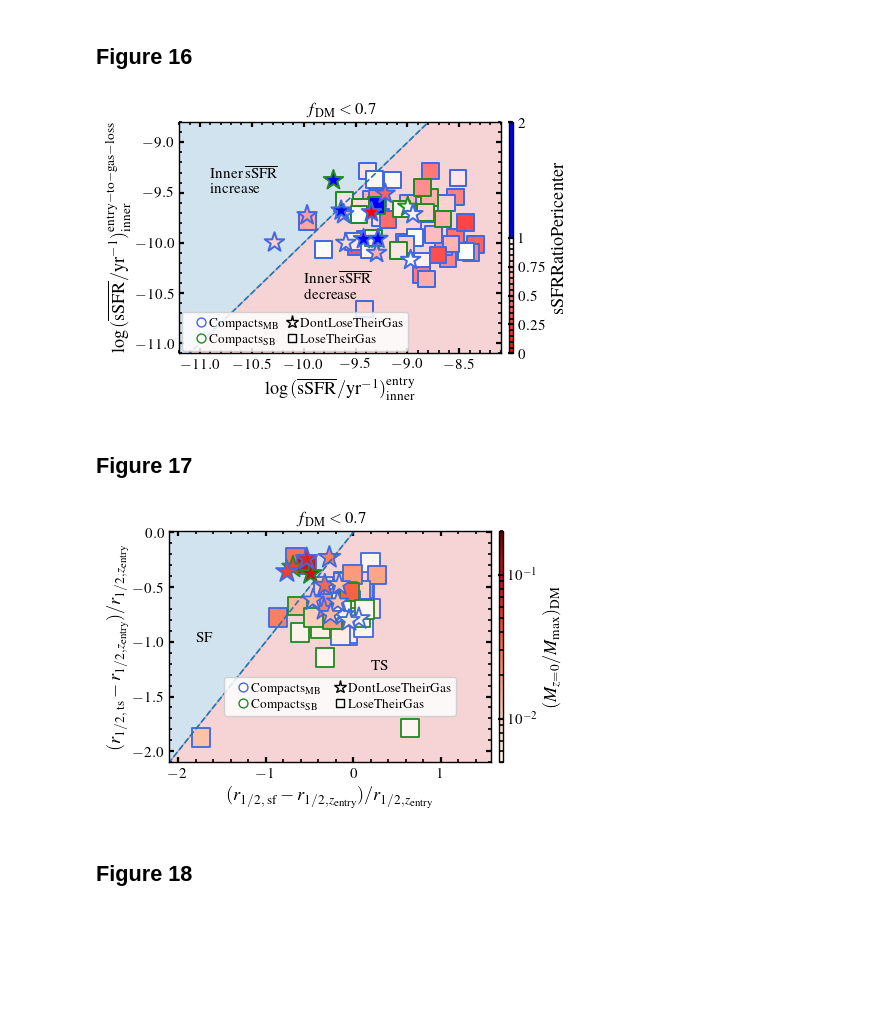
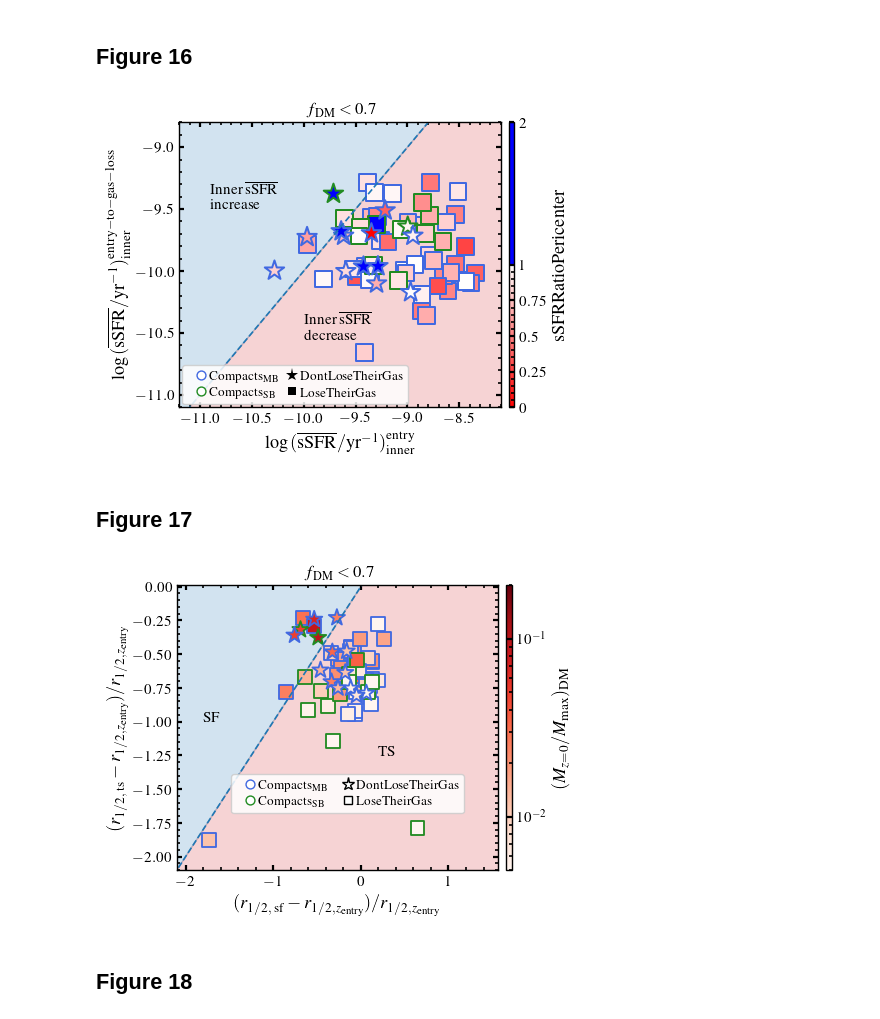
Before and after one commit to AbhnerAlmeida/DwarfGalaxies_TNG50_FAPESP, a Jupyter notebook: notebooks/SatelliteCompactDwarfGalaxies_TNG50_PaperII.ipynb, the cells around one changed output. Saved outputs shown, nothing was run; the diff lists cells and outputs as text; code cells hidden in the pictures; blank space fills up the shorter version.

```diff
--- a/notebooks/SatelliteCompactDwarfGalaxies_TNG50_PaperII.ipynb
+++ b/notebooks/SatelliteCompactDwarfGalaxies_TNG50_PaperII.ipynb
@@ -86,24 +86,24 @@ display(df_z0_Mstar_Range.head(3))
 ## Figure 1
 # %%
 fig=plt.figure(facecolor='white')
-plt.rcParams.update({'figure.figsize': (6, 4)})
+plt.rcParams.update({'figure.figsize': (6, 4.5)})
 X = np.transpose(np.array([df_z0_Mstar_Range.loc[df_z0_Mstar_Range.CentralSatellite == 'Central', 'logMstarRad_99'].values,
                            df_z0_Mstar_Range.loc[df_z0_Mstar_Range.CentralSatellite == 'Central', 'logHalfRadstar_99'].values]))
 Masses = np.linspace(8.4, 9.2, 100)
 
 
 
-plt.axhspan(-2.2, np.log10(0.6), facecolor='tab:red', alpha=0.25)
+#plt.axhspan(-2.2, np.log10(0.6), facecolor='tab:red', alpha=0.25)
 
-plt.scatter(X[:,0],X[:,1],s=5,c='gray',ec='none')
+plt.scatter(X[:,0],X[:,1],s=6.5,c='gray',ec='none')
 
 # Main branch
 
 # Normals
 
 plt.scatter(PaperII.logMstarRad_99[PaperII.SubfindID_99.isin(TNG.extractPopulation('BadFlag', SubfindID_99 = True))],
-            PaperII.logHalfRadstar_99[PaperII.SubfindID_99.isin(TNG.extractPopulation('BadFlag', SubfindID_99 = True))], marker = '^',
-            s=40,c='none', ec = 'red', alpha = 0.7)
+            PaperII.logHalfRadstar_99[PaperII.SubfindID_99.isin(TNG.extractPopulation('BadFlag', SubfindID_99 = True))],
+            s=6.5,c='red', ec = 'red', alpha = 0.7)
 
 
 plt.scatter(PaperII.logMstarRad_99[PaperII.SubfindID_99.isin(TNG.extractPopulation('NormalSatellite', SubfindID_99 = True))],
@@ -126,10 +126,10 @@ plt.scatter(PaperII.logMstarRad_99[PaperII.SubfindID_99.isin(TNG.extractPopulati
 
 
 
-plt.axhline(np.log10(0.6), color = 'red', ls = '-', lw = 1.1)
+#plt.axhline(np.log10(0.6), color = 'red', ls = '-', lw = 1.1)
 
 columnspacing = 0.2
-handletextpad = 0.4
+handletextpad = -0.2
 labelspacing = 0.3
 fontlegend= 22
 framealpha= 0.7
@@ -137,12 +137,12 @@ alphaScater=0.8
 quantile=0.28
 
 custom_lines, label, ncol, mult = plot.Legend(
-    ['NormalBlackLineScatter',  'MBCBlackLineScatter', 'SBCBlackLineScatter', 'None', 'TNGrageCentralScatter','BadFlagBlackLineScatter', 'Bian et al. (2025)'])
+    ['NormalBlackLineScatter',  'MBCBlackLineScatter', 'SBCBlackLineScatter', 'None', 'TNGrageCentralScatter','BadFlagScatter'])
 plt.legend(
-    custom_lines, label, ncol=ncol, fontsize=mult*fontlegend, framealpha=framealpha,
+    custom_lines, label, ncol=3, fontsize=mult*fontlegend, framealpha=framealpha,
     columnspacing = columnspacing, handletextpad = handletextpad, labelspacing = labelspacing)
 
-plt.ylim(-2.0, 1.0)
+plt.ylim(-1.6, 1.0)
 #plt.xlim(0, 10)
 plt.tick_params(labelsize = 0.85 * 16)
 plt.xlabel(r'$\log(M_\star/\mathrm{M}_\odot)$', fontsize = 16)
@@ -712,40 +755,40 @@ plot.PlotMedianEvolution(['SBC', 'MBC'], ['SatelliteDMpoor'],  [['GasMass_In_Tru
 # %%
 plot.PlotScatter(['MBCLoseTheirGas', 'SBCLoseTheirGas', 'SBCDontLoseTheirGas', 'MBCDontLoseTheirGas'], ['SatelliteDMpoor'], 'sSFRTrueInner_BeforeEntry', ['sSFRTrueInner_Entry_to_Nogas'],  Type='z0', snap=[99],
 title=['DMpoor'], medianBins=False, medianAll=False, xlabelintext=False, All=None, GridMake = False, COLORBAR = ['sSFRRatioPericenter'],
-               legend=True,LegendNames=[[ 'MBCEmptyScatter', 'SBCEmptyScatter', 'DontLoseTheirGasColorbarScatter', 'LoseTheirGasColorbarScatter',]], TRANSPARENT = False,
+               legend=True,LegendNames=[[ 'MBCEmptyScatter', 'SBCEmptyScatter', 'DontLoseTheirGasScatter', 'LoseTheirGasScatter',]], TRANSPARENT = False,
                cmap = 'bwr_r',
                alphaScater=1.,   alphaShade=0.3,  linewidth=1.2,
                fontlabel=11,
-               m='o', msizet=4.5, quantile=0.95,framealpha = 0.85, q = 0.95,
+               m='o', msizet=2.5, quantile=0.95,framealpha = 0.85, q = 0.95,
                MarkerSizes = None,
-               lNum = 3, cNum = 5,
-               legpositions = [[0, 0]],
+               lNum = 3.7, cNum = 5,
+               legpositions = [[0, 0]],   ratioColorbar = 30,
                ylimmin = [-11.1], ylimmax = [-8.8],xlimmin = [-11.2], xlimmax = [-8.1],
                columnspacing = 0.001, handletextpad = -0.4, labelspacing = 0.3, loc = [(0.01, 0.01)],
                savepath='PaperII/PlotScatter',  savefigname='sSFR_Check', dfName='PaperII', SampleName='Samples',
                bins=10, seed=16010504, mult = 4.1)
 # %% [output]
-[figure, old version]
+[figure, new version]
 # %% [markdown]
 ## Figure 17
 # %%
 plot.PlotScatter(['MBCLoseTheirGas', 'SBCLoseTheirGas', 'SBCDontLoseTheirGas', 'MBCDontLoseTheirGas'], ['SatelliteDMpoor'], 'Relative_Rhalf_MaxProfile_Minus_HalfRadstar_Entry',
                  ['Relative_Rhalf_MinProfile_Minus_HalfRadstar_Entry'],  Type='z0', snap=[99], COLORBAR = ['MDM_Norm_Max_99'],
 title=['DMpoor'], medianBins=False, medianAll=False, xlabelintext=False, All=None, GridMake = False,
-               legend=True,LegendNames=[[ 'MBCEmptyScatter', 'SBCEmptyScatter', 'DontLoseTheirGasColorbarScatter', 'LoseTheirGasColorbarScatter',]], TRANSPARENT = False,
+               legend=True,LegendNames=[[ 'MBCEmptyScatter', 'SBCEmptyScatter', 'DontLoseTheirGasScatter', 'LoseTheirGasScatter',]], TRANSPARENT = False,
                cmap = 'Reds',
                alphaScater=1.,   alphaShade=0.3,  linewidth=1.2,
                fontlabel=11,
-               m='o', msizet=4.5, quantile=0.95,framealpha = 0.85, q = 0.95,
+               m='o', msizet=2.5, quantile=0.95,framealpha = 0.85, q = 0.95,
                ylimmin = [-2.1], ylimmax = [0.01],xlimmin = [-2.1], xlimmax = [1.57],
                MarkerSizes = None,
-               lNum = 3, cNum = 5,
+               lNum = 3.7, cNum = 5,
                legpositions = [[0, 0]],
-               columnspacing = 0.5, handletextpad = -0.4, labelspacing = 0.3, loc = [(0.17, 0.2)],
-               savepath='PaperII/PlotScatter',  savefigname='Test', dfName='PaperII', SampleName='Samples',
+               columnspacing = 0.5, handletextpad = -0.4, labelspacing = 0.3, loc = [(0.17, 0.2)],  ratioColorbar = 30,
+               savepath='PaperII/PlotScatter',  savefigname='Rhalf_New', dfName='PaperII', SampleName='Samples',
                bins=10, seed=16010504, mult = 4.1)
 # %% [output]
-[figure, old version]
+[figure, new version]
 # %% [markdown]
 ## Figure 18
 # %%
```
Also changed, not shown: parts of 7 cells of this notebook, 1 other file.
